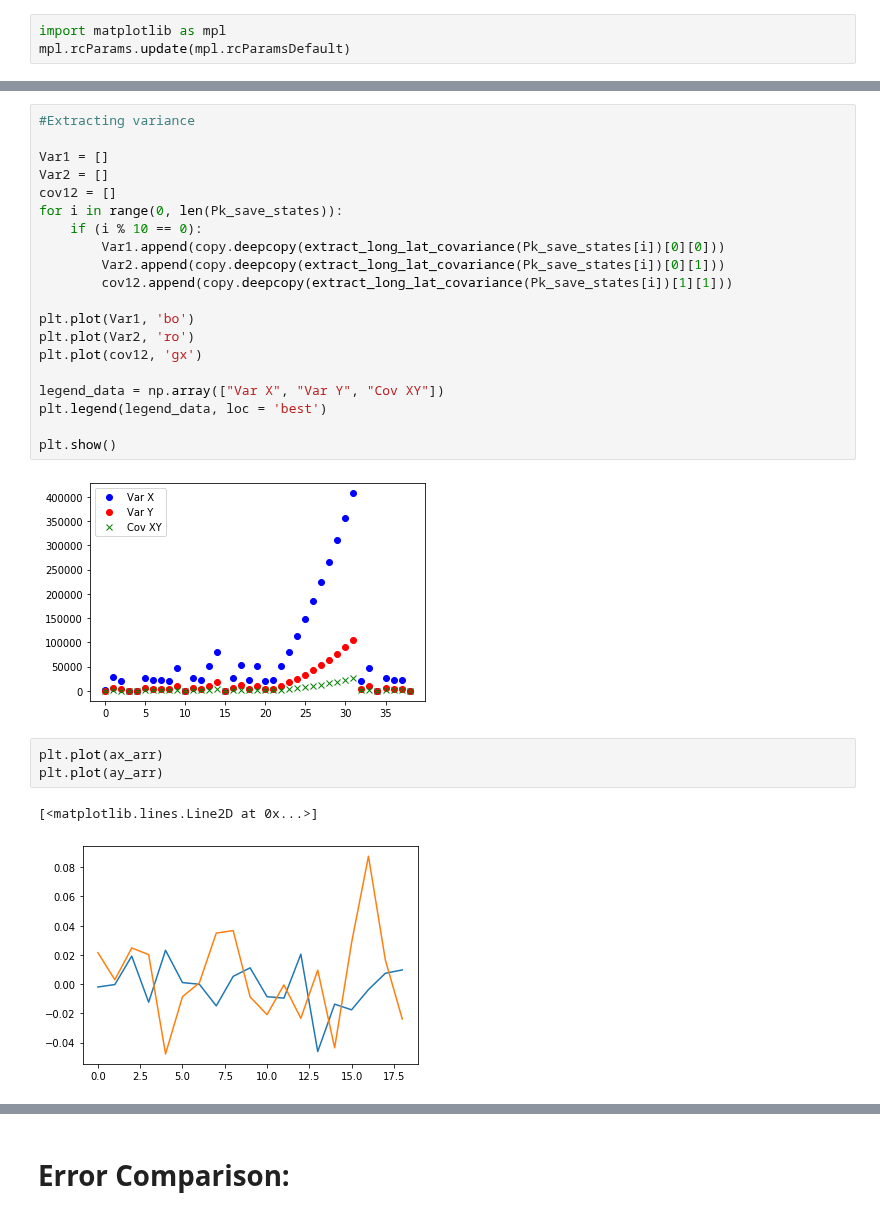
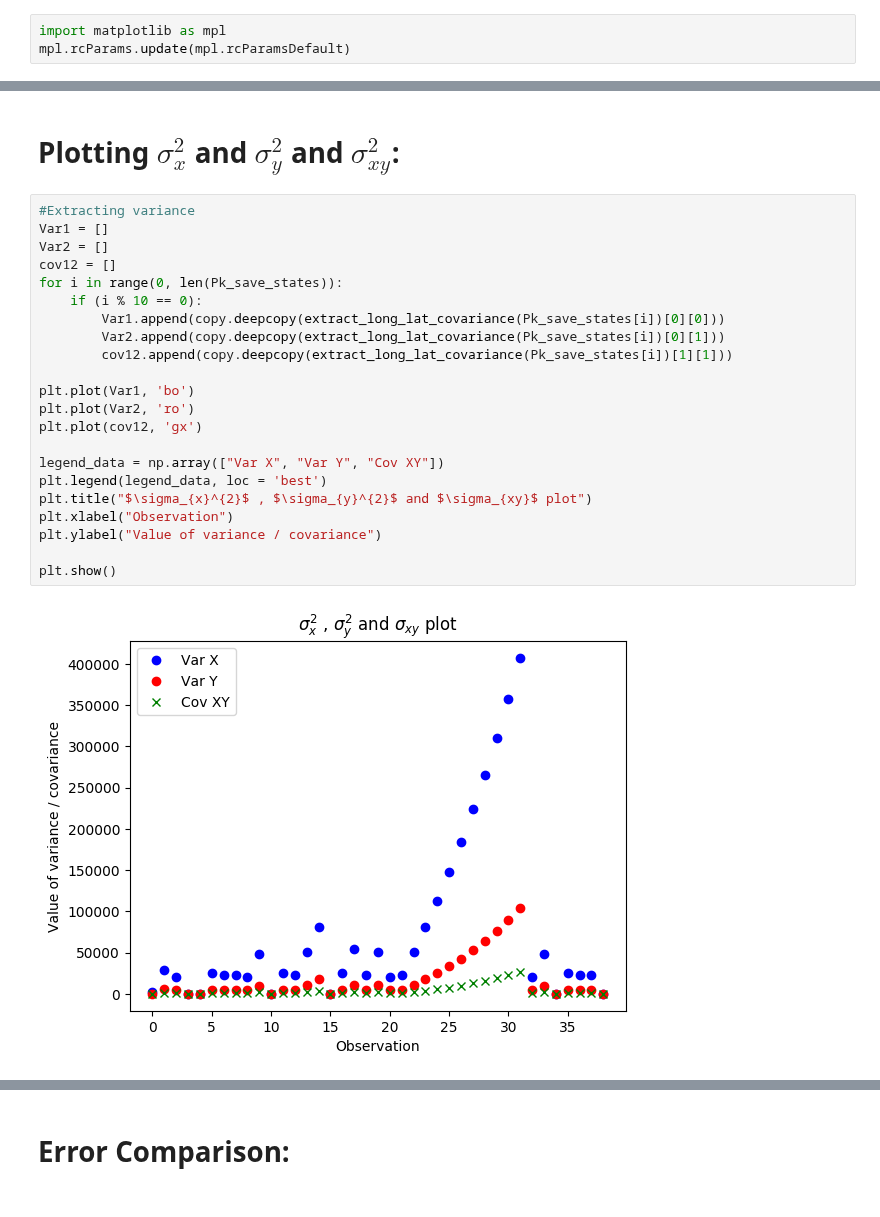
Before and after one commit to cnburger/AIS_KalmanFilter, a Jupyter notebook: KalmanFilter_adjust.ipynb, the cells around one changed output, grey strips where cells are left out. Saved outputs shown, nothing was run; the diff lists cells and outputs as text.

```diff
--- a/KalmanFilter_adjust.ipynb
+++ b/KalmanFilter_adjust.ipynb
@@ -259,28 +258,26 @@ plt.show()
+# %% [markdown]
+# Plotting  $\sigma_{x}^{2}$ and $  \sigma_{y}^{2}$ and $\sigma_{xy}^{2}$:
 # %%
 #Extracting variance
-
 Var1 = []
 Var2 = []
 cov12 = []
 for i in range(0, len(Pk_save_states)):
     if (i % 10 == 0):
         Var1.append(copy.deepcopy(extract_long_lat_covariance(Pk_save_states[i])[0][0]))
         Var2.append(copy.deepcopy(extract_long_lat_covariance(Pk_save_states[i])[0][1]))
         cov12.append(copy.deepcopy(extract_long_lat_covariance(Pk_save_states[i])[1][1]))
 
 plt.plot(Var1, 'bo')
 plt.plot(Var2, 'ro')
 plt.plot(cov12, 'gx')
 
 legend_data = np.array(["Var X", "Var Y", "Cov XY"])
 plt.legend(legend_data, loc = 'best')
+plt.title("$\sigma_{x}^{2}$ , $\sigma_{y}^{2}$ and $\sigma_{xy}$ plot")
+plt.xlabel("Observation")
+plt.ylabel("Value of variance / covariance")
 
 plt.show()
 # %% [output]
-[figure, old version]
+[figure, new version]
-# %%
-plt.plot(ax_arr)
-plt.plot(ay_arr)
-# %% [output]
-[<matplotlib.lines.Line2D at 0x...>]
-[figure, removed]
```
Also changed, not shown: parts of 19 cells of this notebook.
